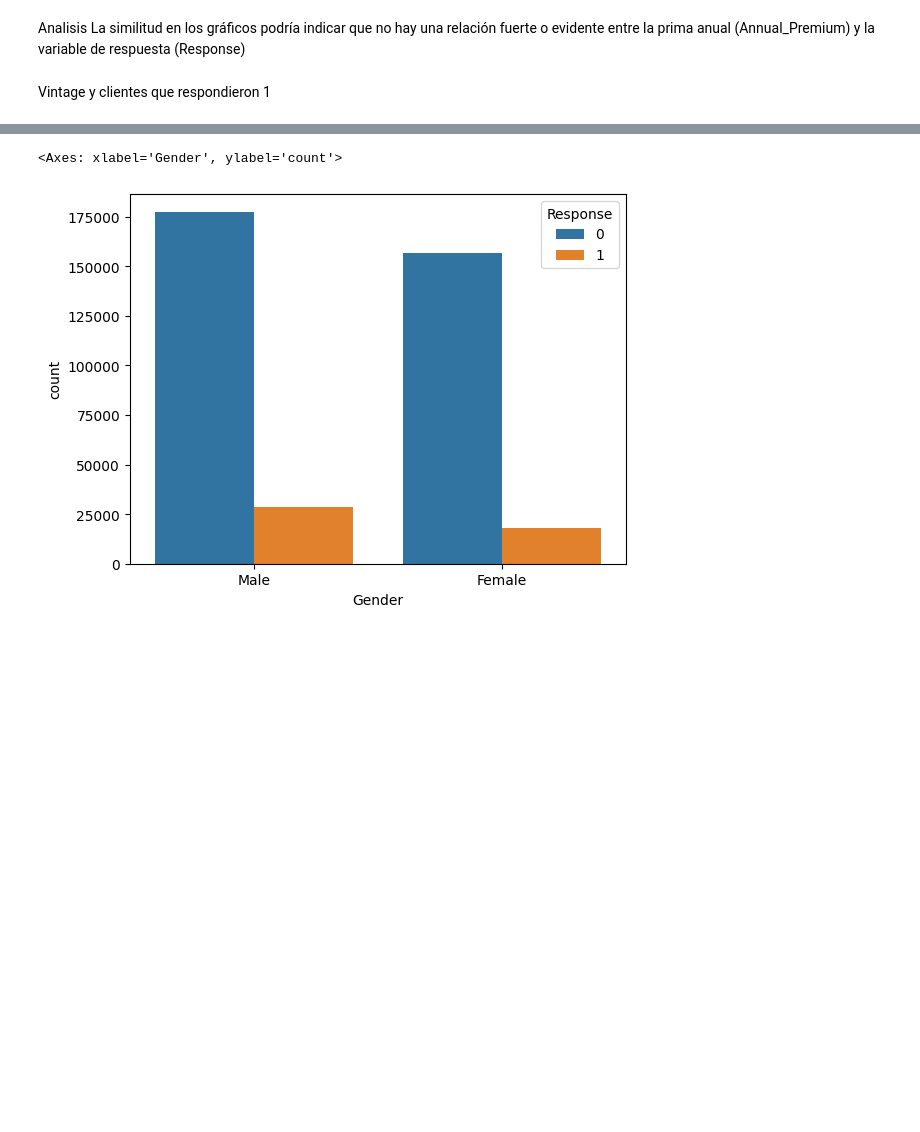
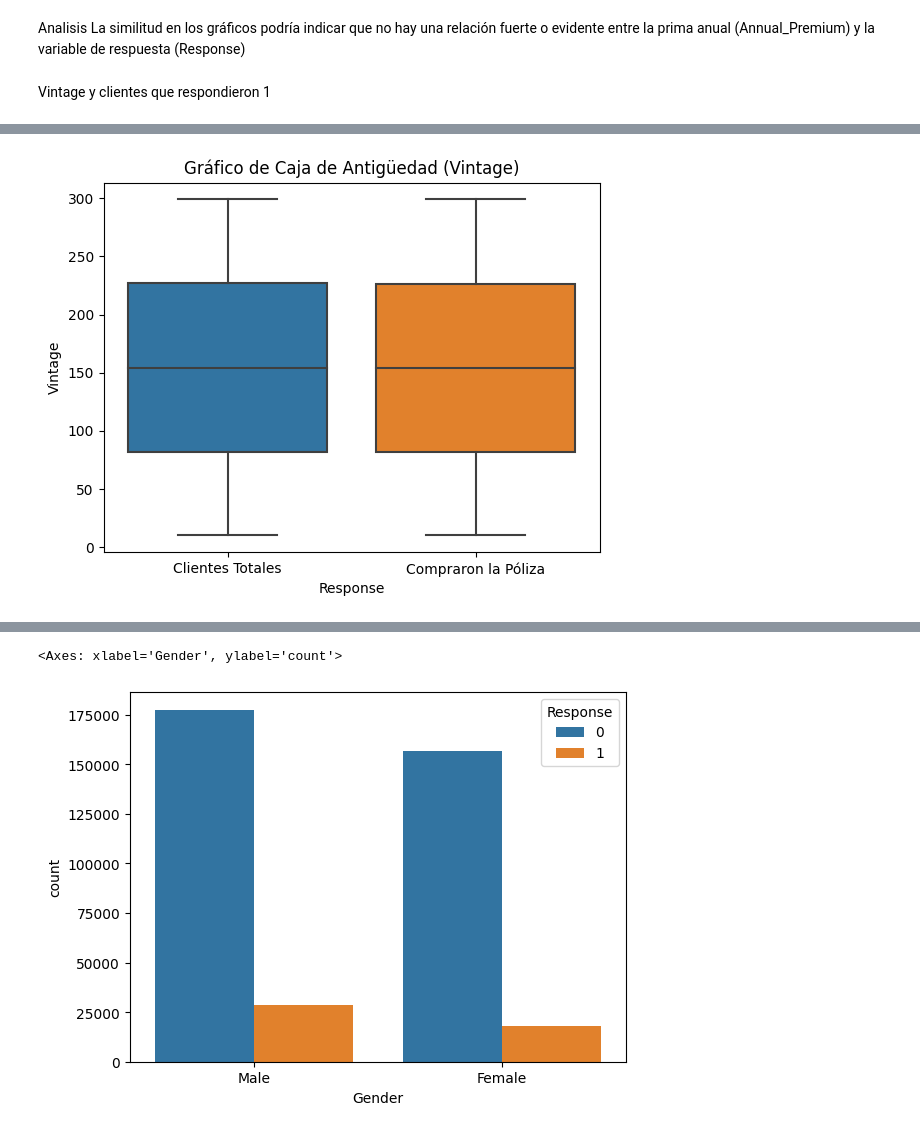
Before and after one commit to ActuaryVlad/tesisAi, a Jupyter notebook: jupyter tesis.ipynb, the cells around one changed output, grey strips where cells are left out. Drawn from its saved outputs; the diff is of its cells as text; code cells hidden in the pictures; blank space fills up the shorter version.

Commit message:
data 3

```diff
--- a/jupyter tesis.ipynb
+++ b/jupyter tesis.ipynb
@@ -193,0 +201,7 @@ plt.show()
+# %%
+sns.boxplot(x='Response', y='Vintage', data=train)
+plt.xticks([0, 1], ['Clientes Totales', 'Compraron la Póliza'])
+plt.title('Gráfico de Caja de Antigüedad (Vintage)')
+plt.show()
+# %% [output]
+[figure, added]
```
Also changed, not shown: parts of 11 cells of this notebook.
